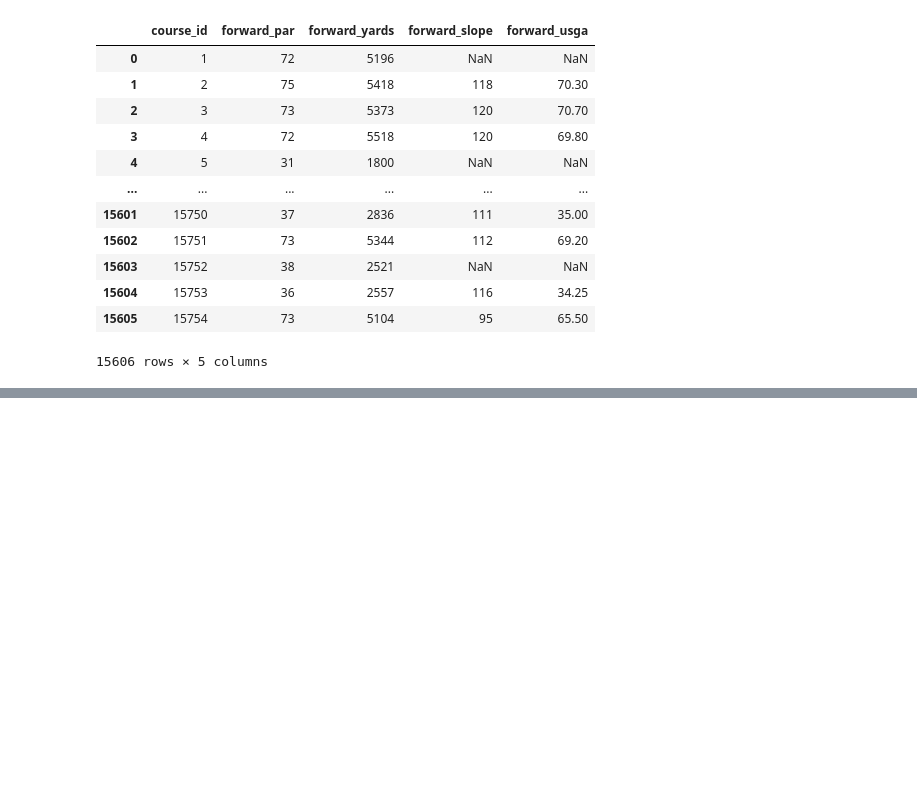
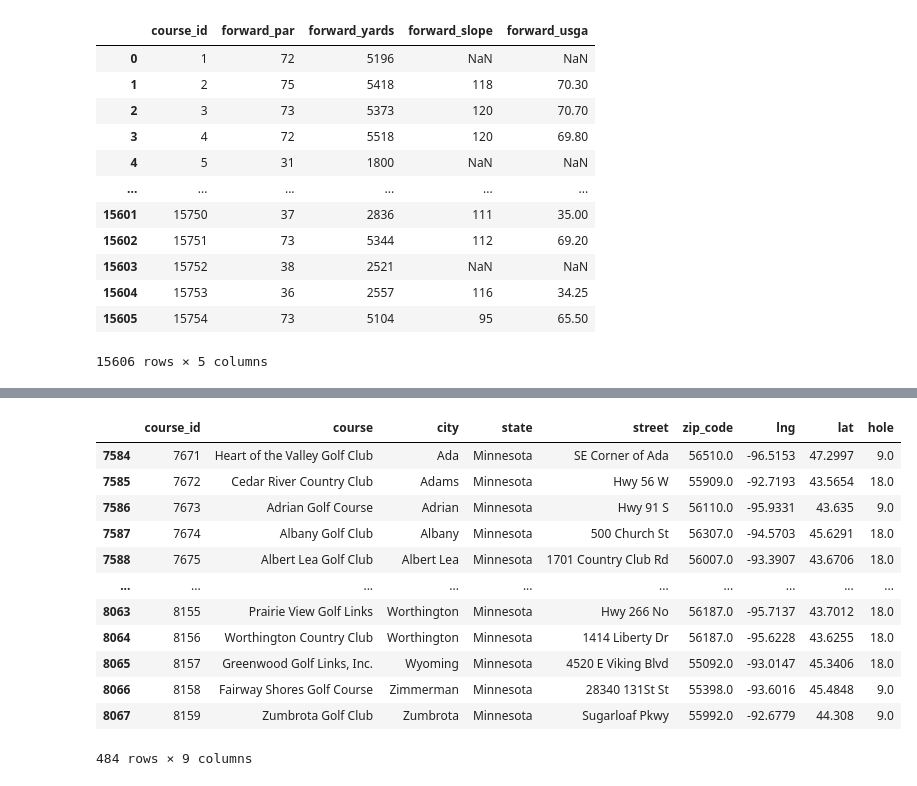
Before and after one commit to emilyfrels/project-2, a Jupyter notebook: golf_details.ipynb, the cells around one changed output, grey strips where cells are left out. Cells and saved outputs as stored; diff of their text form; code cells hidden in the pictures; blank space fills up the shorter version.

```diff
--- a/golf_details.ipynb
+++ b/golf_details.ipynb
@@ -304,0 +336,28 @@ forward_tees
+# %%
+# Getting the longitude and latitude for each golf course
+count = 0
+
+# Use the street, city, state to get lng and lat
+for index, row in course_subset.iterrows():
+    # get street, city, state from golf_course_df
+    street = row["street"]
+    city = row["city"]
+    state = row["state"]
+
+    # Getting lat/lng
+    query_address_url = f"https://maps.googleapis.com/maps/api/geocode/json?address={street},+{city},+{state}&key={gkey}"
+    # print(f"url = {query_address_url}")
+
+    response = requests.get(query_address_url).json()
+    # print(f"response = {response}")
+
+    count = count + 1
+    # print(f"#{count} - index = {index}")
+
+    # Since some data may be missing we incorporate a try-except to skip any that are missing a data point.
+    try:
+        course_subset.loc[index, "lat"] = response["results"][0]["geometry"]["location"]["lat"]
+        course_subset.loc[index, "lng"] = response["results"][0]["geometry"]["location"]["lng"]
+
+    except (KeyError, IndexError):
+        print("Missing field/result... skipping.")
@@ -304,0 +371,17 @@ forward_tees
+# %%
+# Preview course subset
+course_subset
+# %% [output]
+|  | course_id | course | city | state | street | zip_code | lng | lat | hole |
+| 7584 | 7671 | Heart of the Valley Golf Club | Ada | Minnesota | SE Corner of Ada | 56510.0 | -96.5153 | 47.2997 | 9.0 |
+| 7585 | 7672 | Cedar River Country Club | Adams | Minnesota | Hwy 56 W | 55909.0 | -92.7193 | 43.5654 | 18.0 |
+| 7586 | 7673 | Adrian Golf Course | Adrian | Minnesota | Hwy 91 S | 56110.0 | -95.9331 | 43.635 | 9.0 |
+| 7587 | 7674 | Albany Golf Club | Albany | Minnesota | 500 Church St | 56307.0 | -94.5703 | 45.6291 | 18.0 |
+| 7588 | 7675 | Albert Lea Golf Club | Albert Lea | Minnesota | 1701 Country Club Rd | 56007.0 | -93.3907 | 43.6706 | 18.0 |
+| ... | ... | ... | ... | ... | ... | ... | ... | ... | ... |
+| 8063 | 8155 | Prairie View Golf Links | Worthington | Minnesota | Hwy 266 No | 56187.0 | -95.7137 | 43.7012 | 18.0 |
+| 8064 | 8156 | Worthington Country Club | Worthington | Minnesota | 1414 Liberty Dr | 56187.0 | -95.6228 | 43.6255 | 18.0 |
+| 8065 | 8157 | Greenwood Golf Links, Inc. | Wyoming | Minnesota | 4520 E Viking Blvd | 55092.0 | -93.0147 | 45.3406 | 18.0 |
+| 8066 | 8158 | Fairway Shores Golf Course | Zimmerman | Minnesota | 28340 131St St | 55398.0 | -93.6016 | 45.4848 | 9.0 |
+| 8067 | 8159 | Zumbrota Golf Club | Zumbrota | Minnesota | Sugarloaf Pkwy | 55992.0 | -92.6779 | 44.308 | 9.0 |
+484 rows × 9 columns
```
Also changed, not shown: parts of 9 cells of this notebook, 1 other file.
